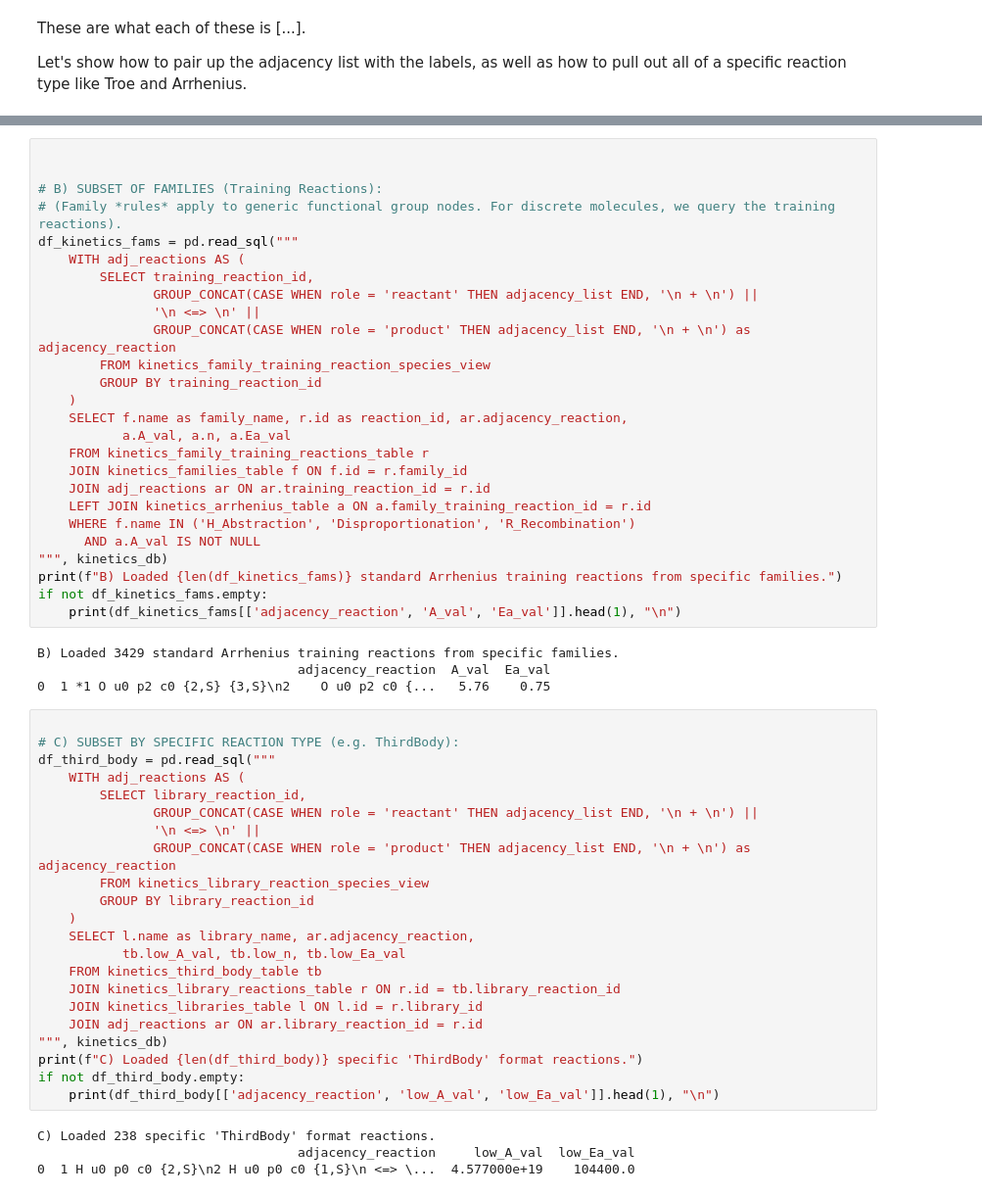
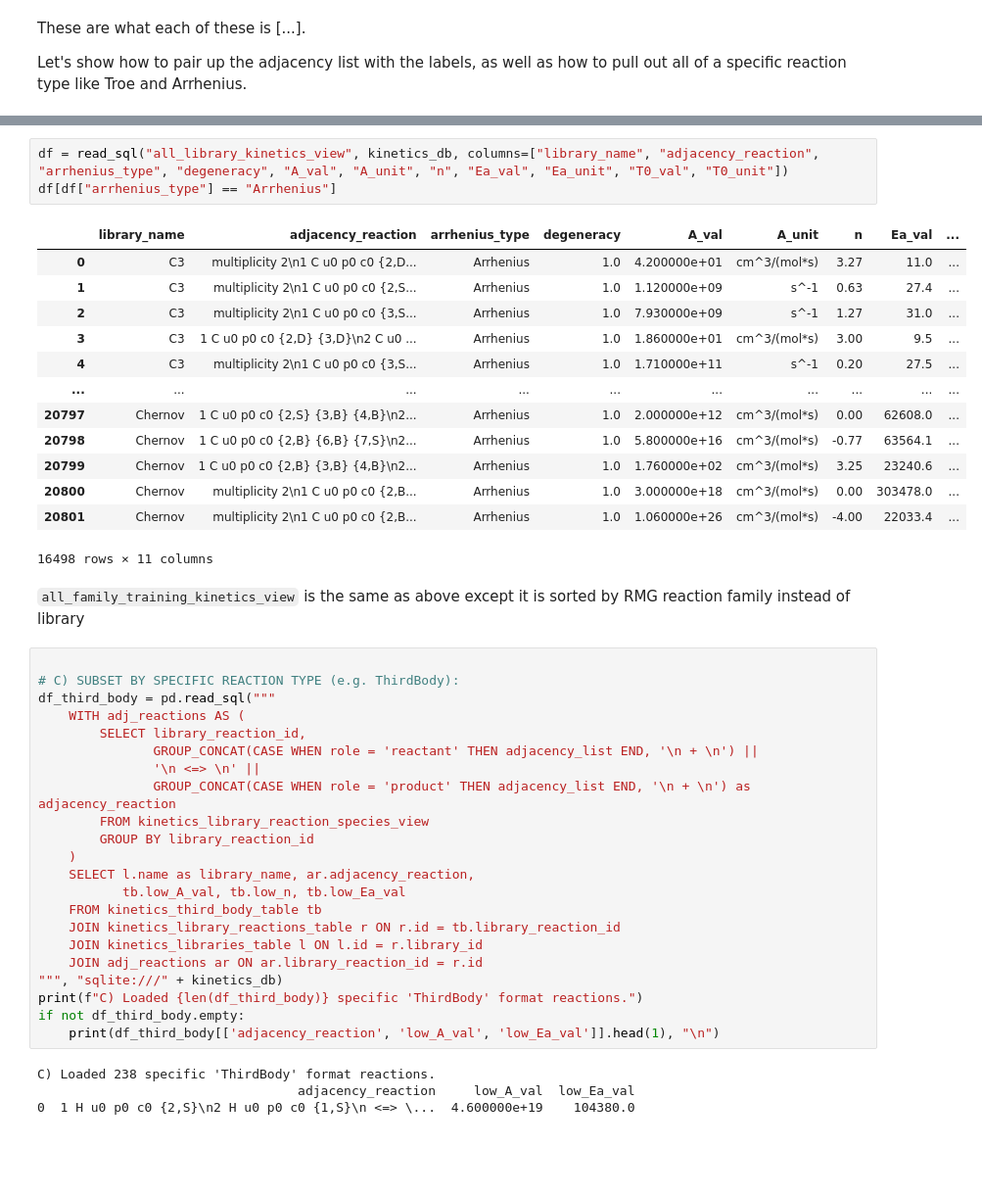
Before and after one commit to JacksonBurns/rmgdb, a Jupyter notebook: demo.ipynb, the cells around one changed output, grey strips where cells are left out. Shown at 98% size. Drawn from its saved outputs; the diff is of its cells as text; blank space fills up the shorter version.

Commit message:
additional views for kinetics db

```diff
--- a/demo.ipynb
+++ b/demo.ipynb
@@ -491,33 +465,22 @@ A) Loaded 505 standard Arrhenius reactions from specific libraries.
-# %%
-
-
-# B) SUBSET OF FAMILIES (Training Reactions):
-# (Family *rules* apply to generic functional group nodes. For discrete molecules, we query the training reactions).
-df_kinetics_fams = pd.read_sql("""
-    WITH adj_reactions AS (
-        SELECT training_reaction_id,
-               GROUP_CONCAT(CASE WHEN role = 'reactant' THEN adjacency_list END, '\n + \n') ||
-               '\n <=> \n' ||
-               GROUP_CONCAT(CASE WHEN role = 'product' THEN adjacency_list END, '\n + \n') as adjacency_reaction
-        FROM kinetics_family_training_reaction_species_view
-        GROUP BY training_reaction_id
-    )
-    SELECT f.name as family_name, r.id as reaction_id, ar.adjacency_reaction,
-           a.A_val, a.n, a.Ea_val
-    FROM kinetics_family_training_reactions_table r
-    JOIN kinetics_families_table f ON f.id = r.family_id
-    JOIN adj_reactions ar ON ar.training_reaction_id = r.id
-    LEFT JOIN kinetics_arrhenius_table a ON a.family_training_reaction_id = r.id
-    WHERE f.name IN ('H_Abstraction', 'Disproportionation', 'R_Recombination')
-      AND a.A_val IS NOT NULL
-""", kinetics_db)
-print(f"B) Loaded {len(df_kinetics_fams)} standard Arrhenius training reactions from specific families.")
-if not df_kinetics_fams.empty:
-    print(df_kinetics_fams[['adjacency_reaction', 'A_val', 'Ea_val']].head(1), "\n")
-# %% [output]
-B) Loaded 3429 standard Arrhenius training reactions from specific families.
-                                  adjacency_reaction  A_val  Ea_val
-0  1 *1 O u0 p2 c0 {2,S} {3,S}\n2    O u0 p2 c0 {...   5.76    0.75
+# %%
+df = read_sql("all_library_kinetics_view", kinetics_db, columns=["library_name", "adjacency_reaction", "arrhenius_type", "degeneracy", "A_val", "A_unit", "n", "Ea_val", "Ea_unit", "T0_val", "T0_unit"])
+df[df["arrhenius_type"] == "Arrhenius"]
+# %% [output]
+|  | library_name | adjacency_reaction | arrhenius_type | degeneracy | A_val | A_unit | n | Ea_val | ... |
+| 0 | C3 | multiplicity 2\n1 C u0 p0 c0 {2,D... | Arrhenius | 1.0 | 4.200000e+01 | cm^3/(mol*s) | 3.27 | 11.0 | ... |
+| 1 | C3 | multiplicity 2\n1 C u0 p0 c0 {2,S... | Arrhenius | 1.0 | 1.120000e+09 | s^-1 | 0.63 | 27.4 | ... |
+| 2 | C3 | multiplicity 2\n1 C u0 p0 c0 {3,S... | Arrhenius | 1.0 | 7.930000e+09 | s^-1 | 1.27 | 31.0 | ... |
+| 3 | C3 | 1 C u0 p0 c0 {2,D} {3,D}\n2 C u0 ... | Arrhenius | 1.0 | 1.860000e+01 | cm^3/(mol*s) | 3.00 | 9.5 | ... |
+| 4 | C3 | multiplicity 2\n1 C u0 p0 c0 {3,S... | Arrhenius | 1.0 | 1.710000e+11 | s^-1 | 0.20 | 27.5 | ... |
+| ... | ... | ... | ... | ... | ... | ... | ... | ... | ... |
+| 20797 | Chernov | 1 C u0 p0 c0 {2,S} {3,B} {4,B}\n2... | Arrhenius | 1.0 | 2.000000e+12 | cm^3/(mol*s) | 0.00 | 62608.0 | ... |
+| 20798 | Chernov | 1 C u0 p0 c0 {2,B} {6,B} {7,S}\n2... | Arrhenius | 1.0 | 5.800000e+16 | cm^3/(mol*s) | -0.77 | 63564.1 | ... |
+| 20799 | Chernov | 1 C u0 p0 c0 {2,B} {3,B} {4,B}\n2... | Arrhenius | 1.0 | 1.760000e+02 | cm^3/(mol*s) | 3.25 | 23240.6 | ... |
+| 20800 | Chernov | multiplicity 2\n1 C u0 p0 c0 {2,B... | Arrhenius | 1.0 | 3.000000e+18 | cm^3/(mol*s) | 0.00 | 303478.0 | ... |
+| 20801 | Chernov | multiplicity 2\n1 C u0 p0 c0 {2,B... | Arrhenius | 1.0 | 1.060000e+26 | cm^3/(mol*s) | -4.00 | 22033.4 | ... |
+16498 rows × 11 columns
+# %% [markdown]
+`all_family_training_kinetics_view` is the same as above except it is sorted by RMG reaction family instead of library
 # %%
 
 # C) SUBSET BY SPECIFIC REACTION TYPE (e.g. ThirdBody):
@@ -536,11 +499,11 @@ df_third_body = pd.read_sql("""
     JOIN kinetics_library_reactions_table r ON r.id = tb.library_reaction_id
     JOIN kinetics_libraries_table l ON l.id = r.library_id
     JOIN adj_reactions ar ON ar.library_reaction_id = r.id
-""", kinetics_db)
+""", "sqlite:///" + kinetics_db)
 print(f"C) Loaded {len(df_third_body)} specific 'ThirdBody' format reactions.")
 if not df_third_body.empty:
     print(df_third_body[['adjacency_reaction', 'low_A_val', 'low_Ea_val']].head(1), "\n")
 # %% [output]
 C) Loaded 238 specific 'ThirdBody' format reactions.
                                   adjacency_reaction     low_A_val  low_Ea_val
-0  1 H u0 p0 c0 {2,S}\n2 H u0 p0 c0 {1,S}\n <=> \...  4.577000e+19    104400.0
+0  1 H u0 p0 c0 {2,S}\n2 H u0 p0 c0 {1,S}\n <=> \...  4.600000e+19    104380.0
```
Also changed, not shown: parts of 14 cells of this notebook, 2 other files.
